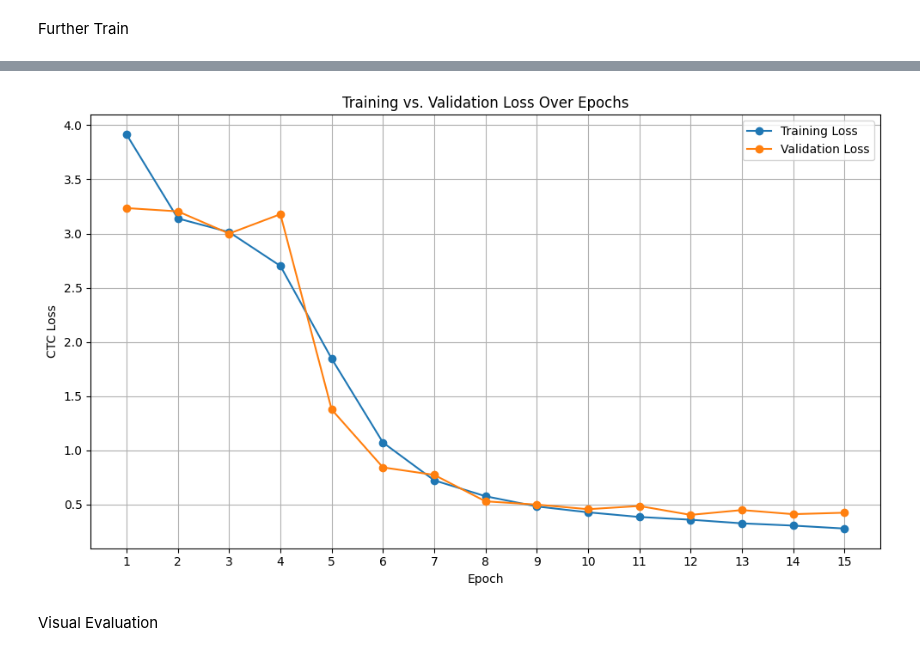
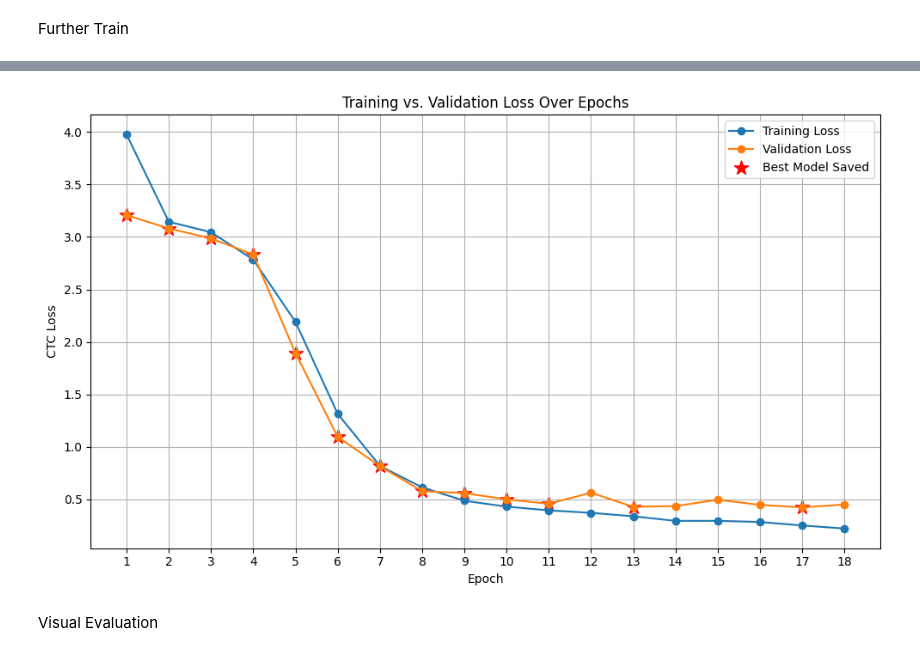
Before and after one commit to kaoreill/RenAIssance, a Jupyter notebook: RenAIssance_OCR_CRNN_Kate_OReilly/Midterm_CRNN.ipynb, the cells around one changed output, grey strips where cells are left out. Saved outputs shown, nothing was run; the diff lists cells and outputs as text; code cells hidden in the pictures.

```diff
--- a/RenAIssance_OCR_CRNN_Kate_OReilly/Midterm_CRNN.ipynb
+++ b/RenAIssance_OCR_CRNN_Kate_OReilly/Midterm_CRNN.ipynb
@@ -817,33 +523,42 @@ Epoch 14, Train Loss: 0.2789, Val Loss: 0.4250
 # %%
 import matplotlib.pyplot as plt
 
-# Manually extracted training and validation losses
+# Manually Extract training and validation losses
 train_losses = [
-    3.9138, 3.1395, 3.0134, 2.7013, 1.8458, 1.0723,
-    0.7236, 0.5770, 0.4827, 0.4287, 0.3856, 0.3603,
-    0.3270, 0.3061, 0.2789
+    3.9753, 3.1443, 3.0445, 2.7836, 2.1908, 1.3146,
+    0.8188, 0.6142, 0.4867, 0.4308, 0.3952, 0.3717,
+    0.3387, 0.2952, 0.2955, 0.2847, 0.2516, 0.2221
 ]
 
 val_losses = [
-    3.2353, 3.2048, 3.0001, 3.1786, 1.3767, 0.8431,
-    0.7738, 0.5300, 0.4999, 0.4573, 0.4869, 0.4049,
-    0.4495, 0.4116, 0.4250
+    3.2075, 3.0805, 2.9859, 2.8315, 1.8933, 1.0951,
+    0.8164, 0.5772, 0.5598, 0.4999, 0.4582, 0.5639,
+    0.4286, 0.4362, 0.4960, 0.4480, 0.4233, 0.4516
 ]
+
+# Best epochs where the model was saved
+best_epochs = [1, 2, 3, 4, 5, 6, 7, 8, 9, 10, 11, 13, 17]
 
 # Plotting
 plt.figure(figsize=(10, 6))
 plt.plot(train_losses, label='Training Loss', marker='o')
 plt.plot(val_losses, label='Validation Loss', marker='o')
+
+# Highlight best validation points
+best_val_losses = [val_losses[i - 1] for i in best_epochs]
+best_val_epochs = [i - 1 for i in best_epochs]
+plt.scatter(best_val_epochs, best_val_losses, color='red', marker='*', s=150, label='Best Model Saved')
+
 plt.title('Training vs. Validation Loss Over Epochs')
 plt.xlabel('Epoch')
 plt.ylabel('CTC Loss')
 plt.xticks(range(len(train_losses)), range(1, len(train_losses) + 1))
 plt.legend()
 plt.grid(True)
 plt.tight_layout()
 plt.show()
 # %% [output]
-[figure, old version]
+[figure, new version]
 # %% [markdown]
 Visual Evaluation
 # %%
```
Also changed, not shown: parts of 77 cells of this notebook, 4 other files.
